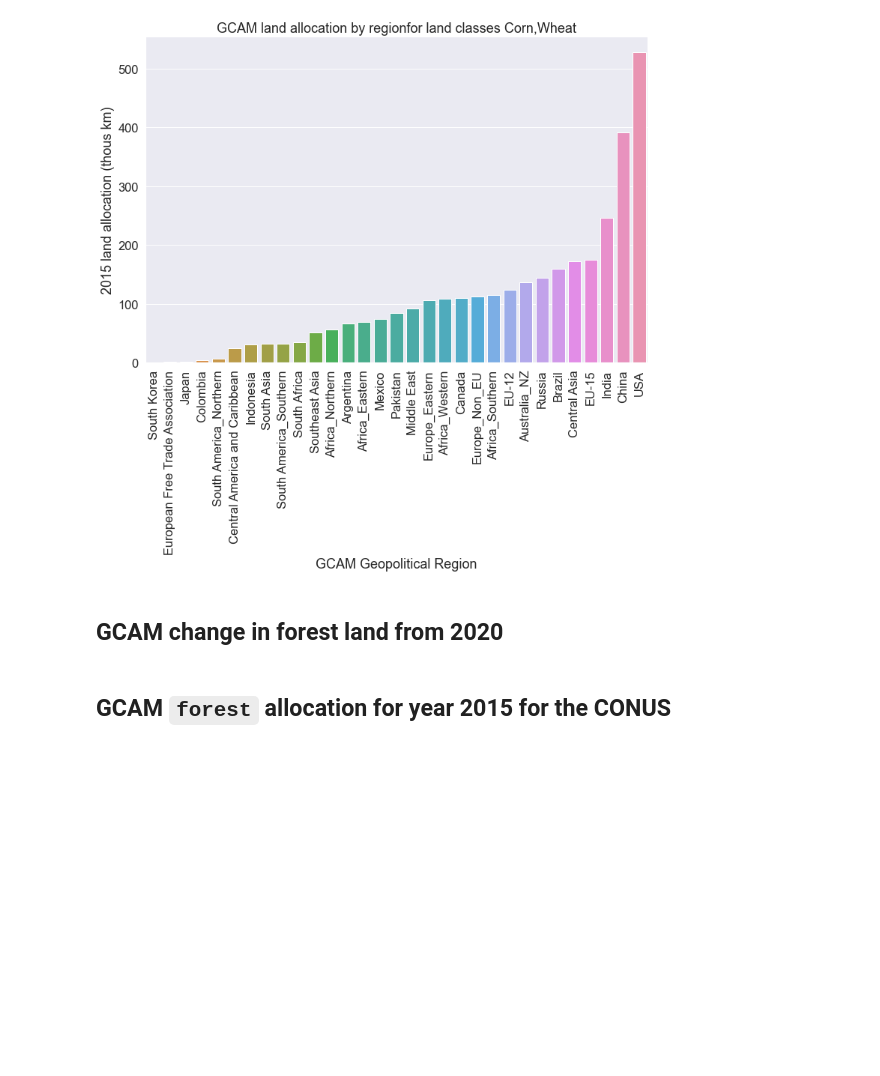
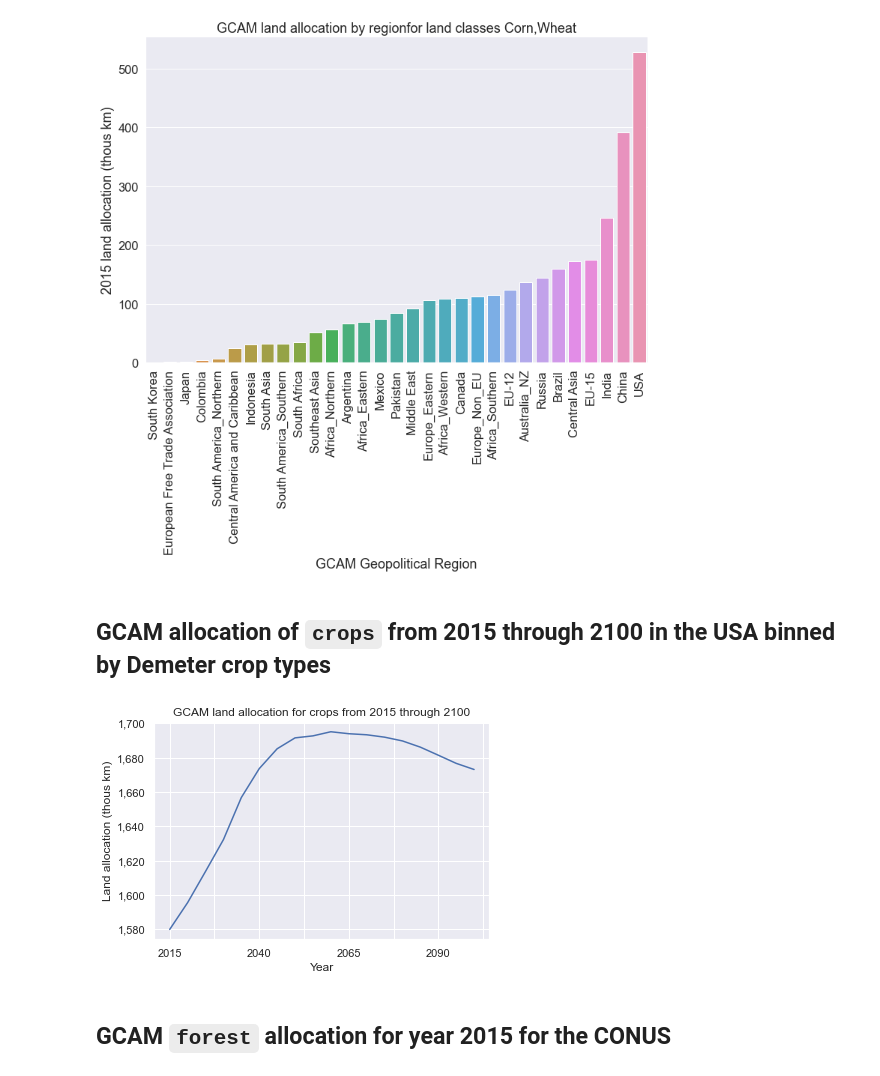
Before and after one commit to IMMM-SFA/im3vis, a Jupyter notebook: notebooks/gcam_demeter.ipynb, the cells around one changed output. Drawn from its saved outputs; the diff is of its cells as text; code cells hidden in the pictures; blank space fills up the shorter version.

```diff
--- a/notebooks/gcam_demeter.ipynb
+++ b/notebooks/gcam_demeter.ipynb
@@ -51,8 +51,12 @@ reg_ax = im3vis.gcam_demeter_region(gcam_df, target_year)
 reg_ax = im3vis.gcam_demeter_region(gcam_df, target_year, landclass_list=['Corn', 'Wheat'])
 # %% [output]
 [figure]
-# %% [markdown]
-## GCAM change in forest land from 2020
+# %% [markdown]
+## GCAM allocation of `crops` from 2015 through 2100 in the USA binned by Demeter crop types
+# %%
+grp = im3vis.plot_gcam_reclassified(gcam_df, landclass='crops', start_yr=2015)
+# %% [output]
+[figure, added]
 # %% [markdown]
 ## GCAM `forest` allocation for year 2015 for the CONUS
 # %%
```
Also changed, not shown: parts of 2 cells of this notebook, 2 other files.
